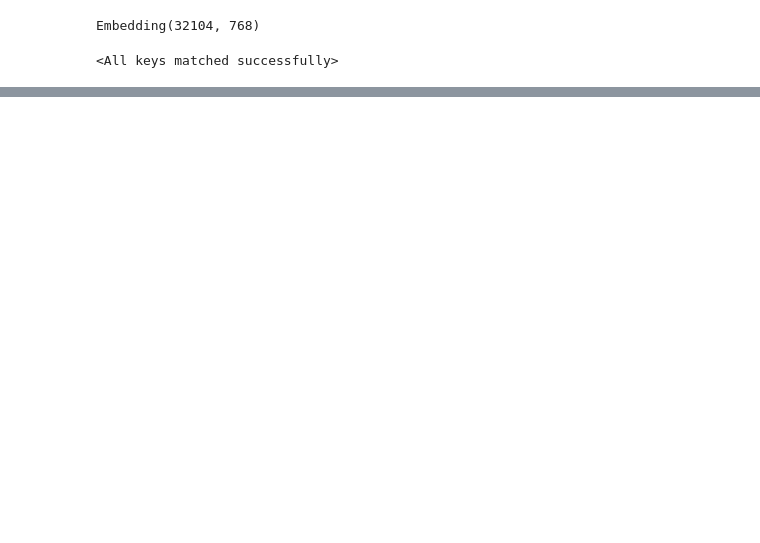
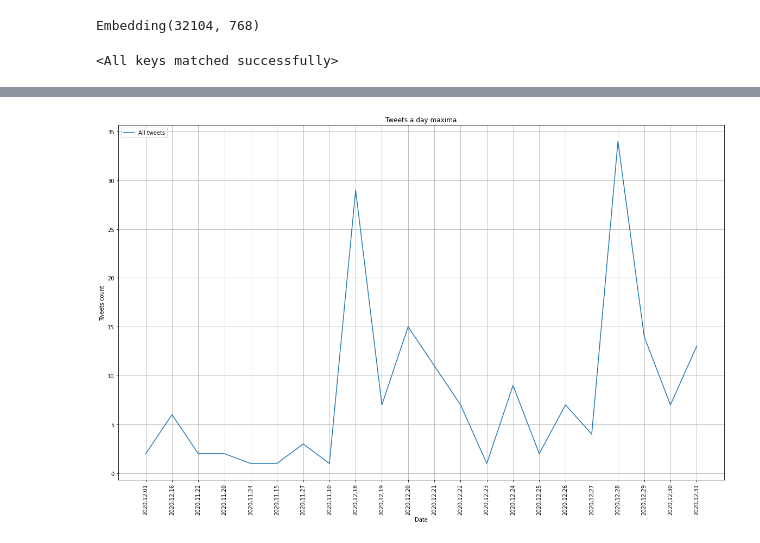
Before and after one commit to Alliix/twttr-tirgus, a Jupyter notebook: CASED/LVBERT_graphs.ipynb, the cells around one changed output, grey strips where cells are left out. Cells and saved outputs as stored; diff of their text form; code cells hidden in the pictures; blank space fills up the shorter version.

```diff
--- a/CASED/LVBERT_graphs.ipynb
+++ b/CASED/LVBERT_graphs.ipynb
@@ -168,0 +293,29 @@ RuntimeError: [enforce fail at C:\actions-runner\_work\pytorch\pytorch\builder\w
+# %%
+def findClosestDate(date):
+    dateArr = date.split(",")
+    d = datetime(int(dateArr[0]),int(dateArr[1]),int(dateArr[2])) #separated by -
+    while(d.strftime('%Y,%m,%d') not in [item.date for item in sentimentList]):
+        d += timedelta(days=1)
+
+    return [item.date for item in sentimentList].index(d.strftime('%Y,%m,%d'))
+# %%
+startDate = "2020,12,01"
+endDate = "2021,01,01"
+
+startIndex= findClosestDate(startDate)
+endIndex= findClosestDate(endDate)
+
+plt.rc('font', size=10)
+fig, ax = plt.subplots(figsize=(20, 12))
+
+ax.plot([item.date for item in sentimentList[startIndex:endIndex]],
+        [item.tweetCount for item in sentimentList[startIndex:endIndex]], label='All tweets')
+
+ax.set_xlabel('Date')
+ax.set_ylabel('Tweets count')
+plt.xticks(rotation=90)
+ax.set_title('Tweets a day '+ brand)
+ax.grid(True)
+ax.legend(loc='upper left');
+# %% [output]
+[figure, added]
```
Also changed, not shown: parts of 47 cells of this notebook.
